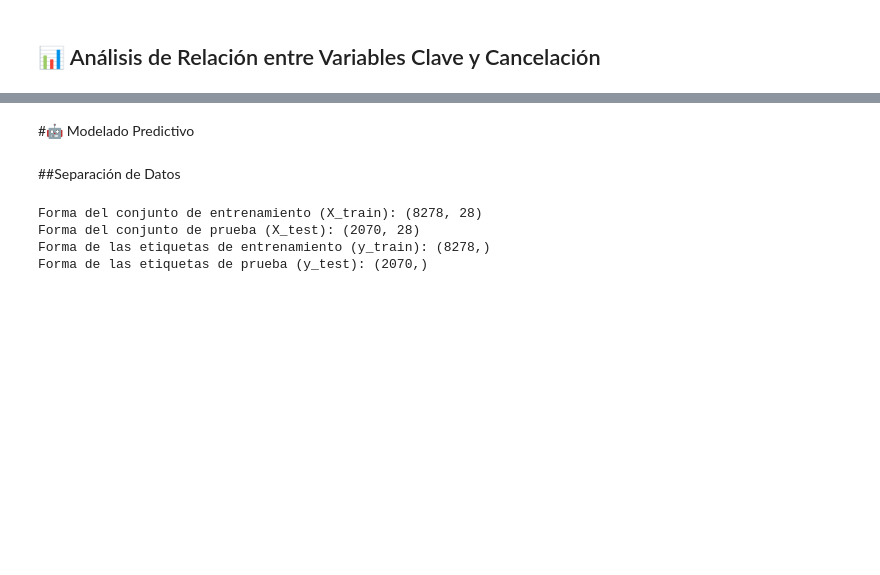
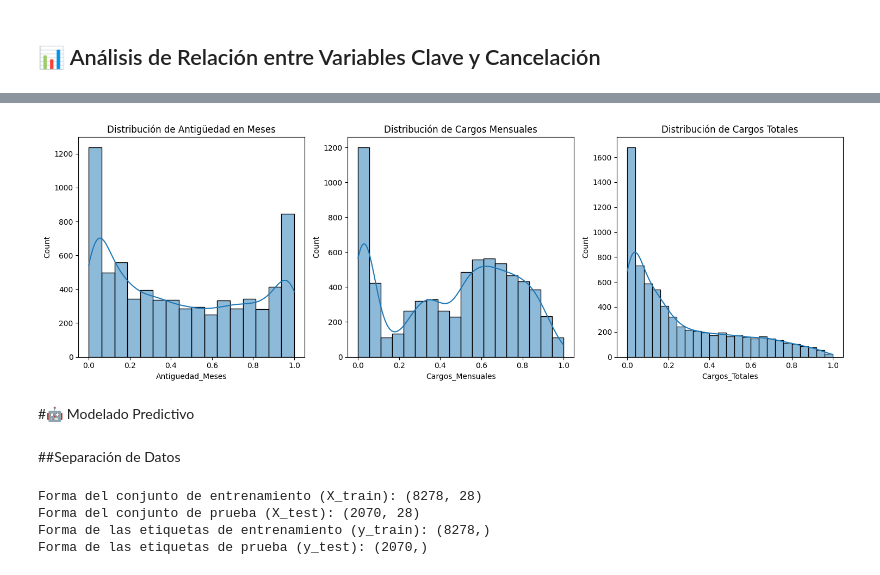
Before and after one commit to RERRl11/TelecomX_Parte2_AluraChallenge, a Jupyter notebook: TelecomX_Parte2.ipynb, the cells around one changed output, grey strips where cells are left out. Saved outputs shown, nothing was run; the diff lists cells and outputs as text; code cells hidden in the pictures; blank space fills up the shorter version.

```diff
--- a/TelecomX_Parte2.ipynb
+++ b/TelecomX_Parte2.ipynb
@@ -315,3 +238,23 @@ fig.show()
+# %%
+# Visualizar la distribución de variables numéricas clave
+plt.figure(figsize=(15, 5))
+
+plt.subplot(1, 3, 1)
+sns.histplot(df['Antiguedad_Meses'], kde=True)
+plt.title('Distribución de Antigüedad en Meses')
+
+plt.subplot(1, 3, 2)
+sns.histplot(df['Cargos_Mensuales'], kde=True)
+plt.title('Distribución de Cargos Mensuales')
+
+plt.subplot(1, 3, 3)
+sns.histplot(df['Cargos_Totales'], kde=True)
+plt.title('Distribución de Cargos Totales')
+
+plt.tight_layout()
+plt.show()
+# %% [output]
+[figure, added]
 # %% [markdown]
 #🤖 Modelado Predictivo
 # %% [markdown]
```
Also changed, not shown: parts of 16 cells of this notebook.
